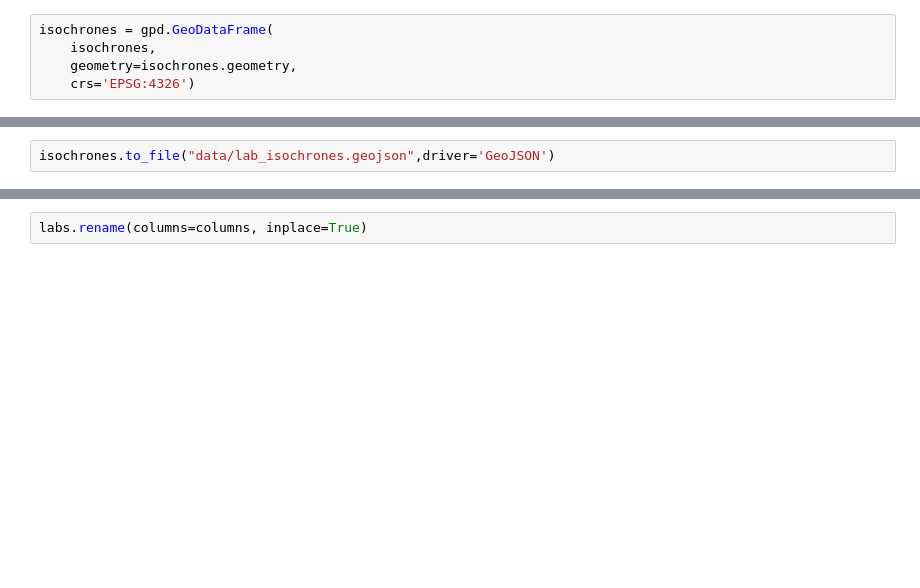
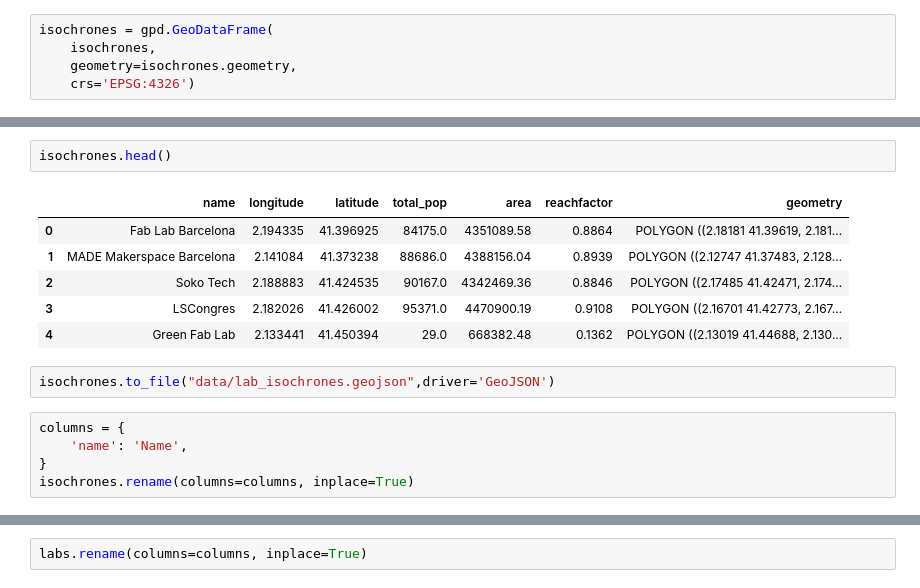
Before and after one commit to openp2pdesign/labs_access_analysis, a Jupyter notebook: 04_Enrichdata_facebook.ipynb, the cells around one changed output, grey strips where cells are left out. Saved outputs shown, nothing was run; the diff lists cells and outputs as text; blank space fills up the shorter version.

```diff
--- a/04_Enrichdata_facebook.ipynb
+++ b/04_Enrichdata_facebook.ipynb
@@ -56,7 +74,21 @@ isochrones = gpd.GeoDataFrame(
 isochrones.explore()
 # %% [output]
 [interactive output not drawn]
+# %%
+isochrones.head()
+# %% [output]
+|  | name | longitude | latitude | total_pop | area | reachfactor | geometry |
+| 0 | Fab Lab Barcelona | 2.194335 | 41.396925 | 84175.0 | 4351089.58 | 0.8864 | POLYGON ((2.18181 41.39619, 2.181... |
+| 1 | MADE Makerspace Barcelona | 2.141084 | 41.373238 | 88686.0 | 4388156.04 | 0.8939 | POLYGON ((2.12747 41.37483, 2.128... |
+| 2 | Soko Tech | 2.188883 | 41.424535 | 90167.0 | 4342469.36 | 0.8846 | POLYGON ((2.17485 41.42471, 2.174... |
+| 3 | LSCongres | 2.182026 | 41.426002 | 95371.0 | 4470900.19 | 0.9108 | POLYGON ((2.16701 41.42773, 2.167... |
+| 4 | Green Fab Lab | 2.133441 | 41.450394 | 29.0 | 668382.48 | 0.1362 | POLYGON ((2.13019 41.44688, 2.130... |
 # %%
 isochrones.to_file("data/lab_isochrones.geojson",driver='GeoJSON')
+# %%
+columns = {
+    'name': 'Name',
+}
+isochrones.rename(columns=columns, inplace=True)
 # %%
 labs = isochrones.sjoin(data_labs, how='inner')
```
Also changed, not shown: parts of 29 cells of this notebook, 3 other files.
